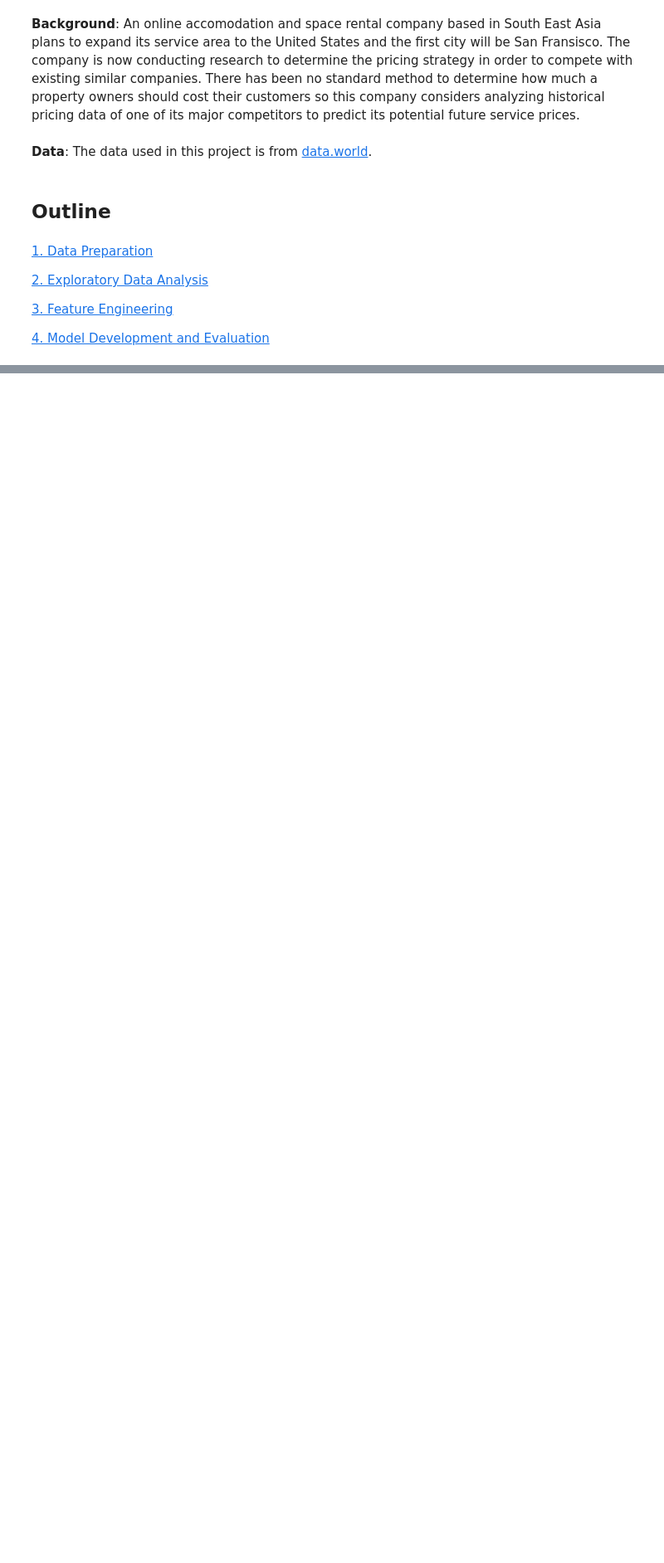
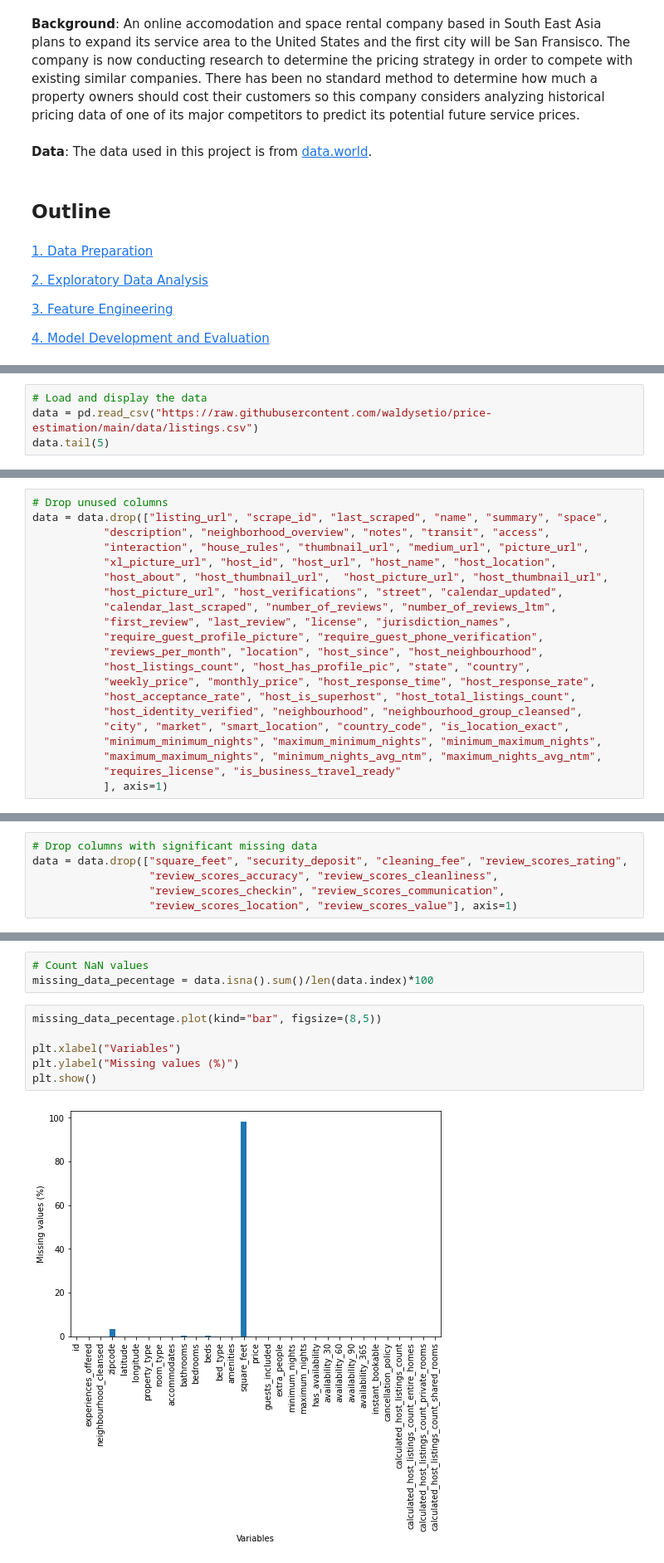
Before and after one commit to waldysetio/price-estimation, a Jupyter notebook: price-estimation.ipynb, the cells around one changed output, grey strips where cells are left out. Shown at 83% size. Saved outputs shown, nothing was run; the diff lists cells and outputs as text; blank space fills up the shorter version.

```diff
--- a/price-estimation.ipynb
+++ b/price-estimation.ipynb
@@ -27,0 +28,4 @@ import lux
+# %%
+# Load and display the data
+data = pd.read_csv("https://raw.githubusercontent.com/waldysetio/price-estimation/main/data/listings.csv")
+data.tail(5)
@@ -27,0 +44,21 @@ import lux
+# %%
+# Drop unused columns
+data = data.drop(["listing_url", "scrape_id", "last_scraped", "name", "summary", "space",
+           "description", "neighborhood_overview", "notes", "transit", "access",
+           "interaction", "house_rules", "thumbnail_url", "medium_url", "picture_url",
+           "xl_picture_url", "host_id", "host_url", "host_name", "host_location",
+           "host_about", "host_thumbnail_url",	"host_picture_url", "host_thumbnail_url",
+           "host_picture_url", "host_verifications", "street", "calendar_updated",
+           "calendar_last_scraped", "number_of_reviews", "number_of_reviews_ltm",
+           "first_review", "last_review", "license", "jurisdiction_names",
+           "require_guest_profile_picture", "require_guest_phone_verification",
+           "reviews_per_month", "location", "host_since", "host_neighbourhood",
+           "host_listings_count", "host_has_profile_pic", "state", "country",
+           "weekly_price", "monthly_price", "host_response_time", "host_response_rate",
+           "host_acceptance_rate", "host_is_superhost", "host_total_listings_count",
+           "host_identity_verified", "neighbourhood", "neighbourhood_group_cleansed",
+           "city", "market", "smart_location", "country_code", "is_location_exact",
+           "minimum_minimum_nights", "maximum_minimum_nights", "minimum_maximum_nights",
+           "maximum_maximum_nights", "minimum_nights_avg_ntm", "maximum_nights_avg_ntm",
+           "requires_license", "is_business_travel_ready"
+           ], axis=1)
@@ -27,0 +78,6 @@ import lux
+# %%
+# Drop columns with significant missing data
+data = data.drop(["square_feet", "security_deposit", "cleaning_fee", "review_scores_rating",
+                  "review_scores_accuracy", "review_scores_cleanliness",
+                  "review_scores_checkin", "review_scores_communication",
+                  "review_scores_location", "review_scores_value"], axis=1)
@@ -27,0 +137,11 @@ import lux
+# %%
+# Count NaN values
+missing_data_pecentage = data.isna().sum()/len(data.index)*100
+# %%
+missing_data_pecentage.plot(kind="bar", figsize=(8,5))
+
+plt.xlabel("Variables")
+plt.ylabel("Missing values (%)")
+plt.show()
+# %% [output]
+[figure, added]
```
Also changed, not shown: parts of 19 cells of this notebook.
